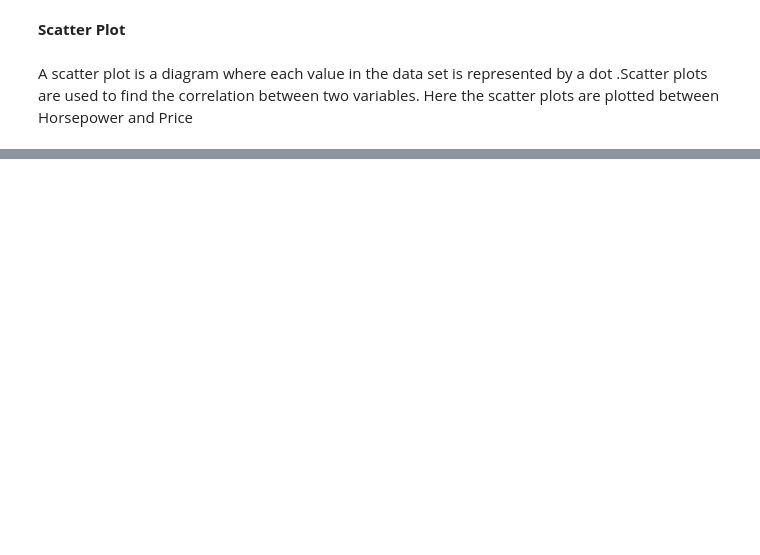
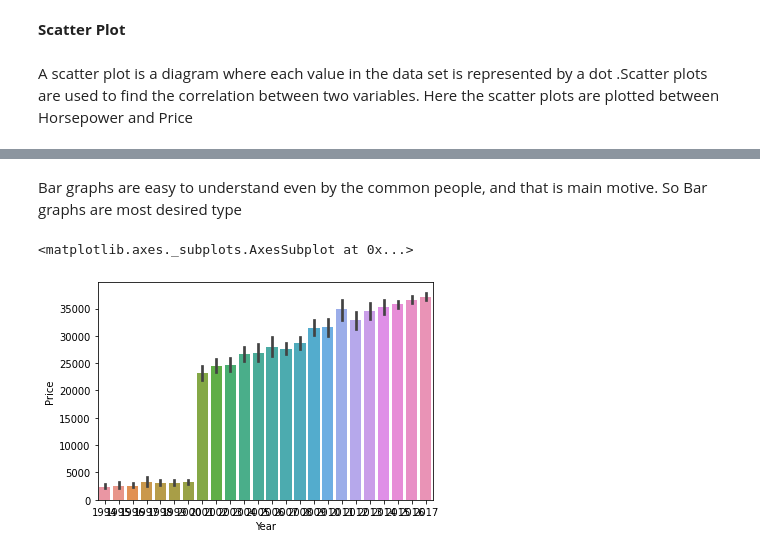
Before and after one commit to pranav-2410/Exploratory-data-analysis-of-car-features, a Jupyter notebook: Project_ML.ipynb, the cells around one changed output, grey strips where cells are left out. Drawn from its saved outputs; the diff is of its cells as text; code cells hidden in the pictures; blank space fills up the shorter version.

```diff
--- a/Project_ML.ipynb
+++ b/Project_ML.ipynb
@@ -439,0 +446,8 @@ Text(0.0, 1.0, 'SCATTER PLOT FOR CORRELATION MATRIX')
+# %% [markdown]
+Bar graphs are easy to understand even by the common people, and that is main motive. So Bar graphs are most desired type
+# %%
+#bar graph plotted between  Year and  Price
+sns.barplot(data['Year'], data['Price'])
+# %% [output]
+<matplotlib.axes._subplots.AxesSubplot at 0x...>
+[figure, added]
```
Also changed, not shown: parts of 17 cells of this notebook.
